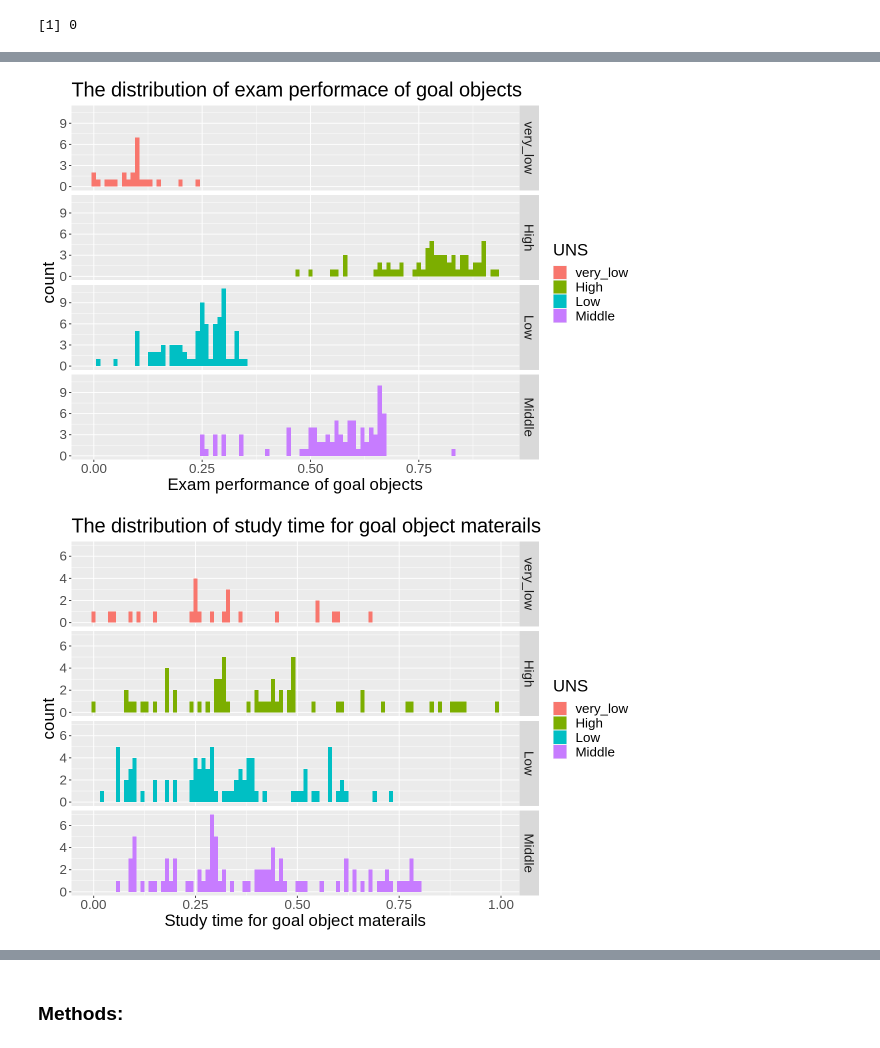
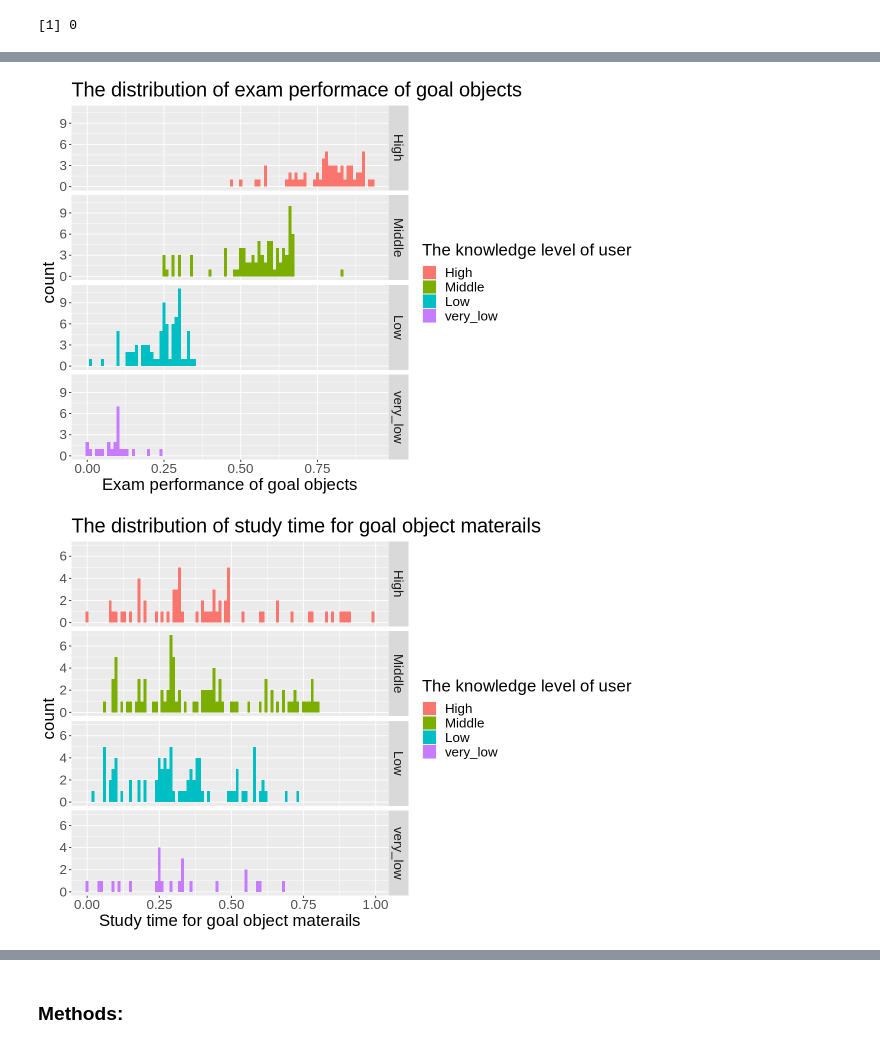
Before and after one commit to namyasharmaa/DSCI-100-Project, a Jupyter notebook: project_proposal.ipynb, the cells around one changed output, grey strips where cells are left out. Saved outputs shown, nothing was run; the diff lists cells and outputs as text; code cells hidden in the pictures.

```diff
--- a/project_proposal.ipynb
+++ b/project_proposal.ipynb
@@ -88,28 +97,30 @@ plot
 #The distribution of exam performace of goal objects
 options(repr.plot.width = 10, repr.plot.height = 7)
 distr_PEG <- training_data %>%
+    mutate(UNS = factor(UNS, levels = c("High", "Middle", "Low", "very_low"))) %>%
     ggplot(aes(x = PEG, fill = UNS)) +
     geom_histogram(binwidth = .01)+
-    labs(x = "Exam performance of goal objects", color= "The knowledge level of user")+
+    labs(x = "Exam performance of goal objects", fill = "The knowledge level of user")+
     ggtitle("The distribution of exam performace of goal objects")+
     theme(text = element_text(size=20))+
     facet_grid(rows = vars(UNS))
 
 distr_PEG
 # %% [output]
-[figure, old version]
+[figure, new version]
 # %%
 #compare the distributions of each of the predictor variables you plan to use in your analysis
 #The distribution of the degree of study time for goal object materails (STG)
 options(repr.plot.width = 10, repr.plot.height = 7)
 distr_STG <- training_data %>%
+    mutate(UNS = factor(UNS, levels = c("High", "Middle", "Low", "very_low"))) %>%
     ggplot(aes(x = STG, fill = UNS)) +
     geom_histogram(binwidth = .01)+
-    labs(x = "Study time for goal object materails", color= "The knowledge level of user")+
+    labs(x = "Study time for goal object materails", fill = "The knowledge level of user")+
     ggtitle("The distribution of study time for goal object materails")+
     theme(text = element_text(size= 20))+
     facet_grid(rows = vars(UNS))
 
 distr_STG
 # %% [output]
-[figure, old version]
+[figure, new version]
```
Also changed, not shown: parts of 3 cells of this notebook.
